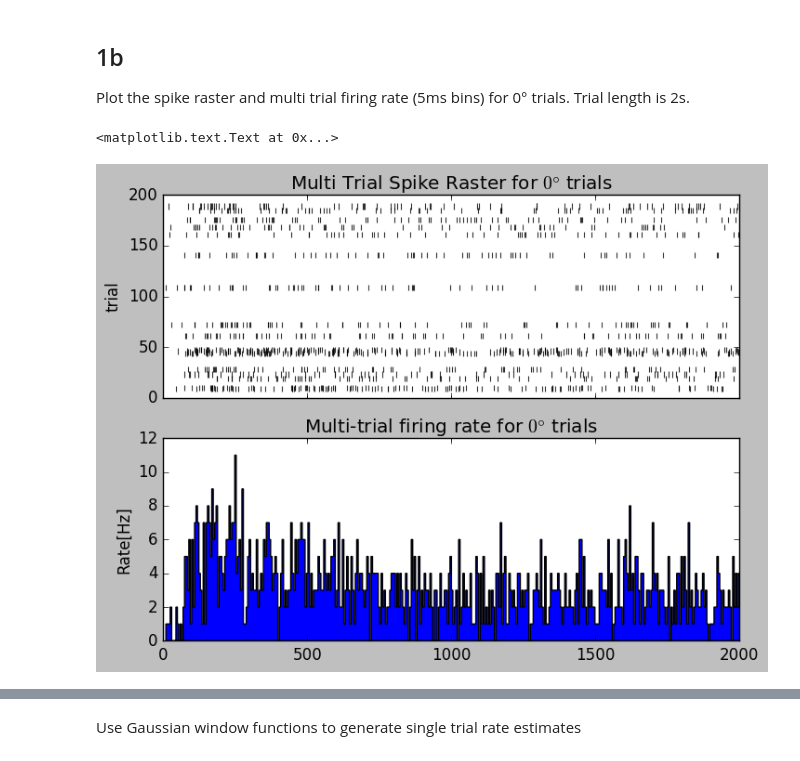
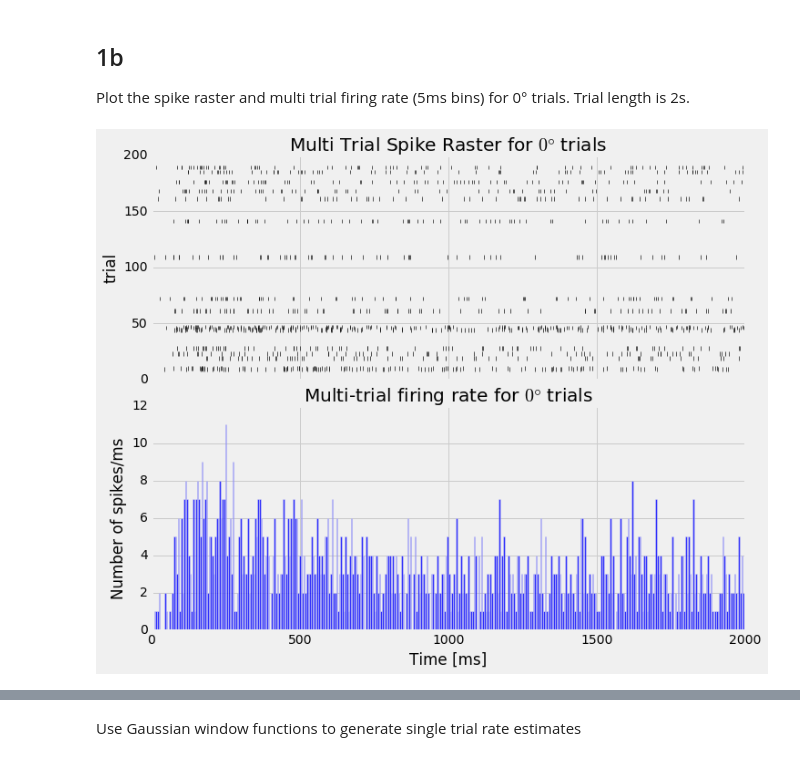
Before and after one commit to prajnak/syde552_neuron_responses, a Jupyter notebook: 20402024_Neuron_Responses_assignment.ipynb, the cells around one changed output, grey strips where cells are left out. Drawn from its saved outputs; the diff is of its cells as text; code cells hidden in the pictures.

```diff
--- a/20402024_Neuron_Responses_assignment.ipynb
+++ b/20402024_Neuron_Responses_assignment.ipynb
@@ -8,16 +8,13 @@ import numpy as np
 from matplotlib.pylab import rcParams
 import math
 from scipy import signal
-from scipy.fftpack import fft, fftshift
 import scipy.stats
-from scipy.ndimage import filters
 
 from scipy.stats import norm
 from scipy.stats import describe
 from sklearn.neighbors import KernelDensity
 
-rcParams['figure.figsize'] = 10, 10
+rcParams['figure.figsize'] = 10, 8
 rcParams['figure.dpi'] = 300;
 rcParams['lines.linewidth'] = 2.2;
-plt.style.use('default')
-# get_ipython().magic('pdb')
+plt.style.use('fivethirtyeight');
@@ -72,11 +53,12 @@ def plot_spike_raster(trial, spikeTimes, ax):
                color='black', s=sizes);
 
 def plot_psth(spikeTimes, num_bins, ax2, **kwargs):
-    counts = ax2.hist(spikeTimes, bins = num_bins, **kwargs);
+#     counts = ax2.hist(spikeTimes, bins = num_bins, **kwargs);
     hist1, bin1 = np.histogram(spikeTimes, bins=num_bins)
     bincens = 0.5*(bin1[1:] + bin1[:-1])
-    ax2.plot(bincens, hist1, alpha=0.8);
-    return counts;
+    width = (bin1[1] - bin1[0]);
+    ax2.bar(bincens, hist1, align='center', width=width, alpha=0.8);
+    return (hist1, bincens);
 
 def set_axis_range(series, func):
     minmax = scipy.stats.describe(series).minmax;
@@ -110,35 +92,36 @@ Trial length is 2s.
 # %%
 zrdf = df[df.direction==0]; zrdf.shape
 f, ax = plt.subplots(2,1, sharex=True)
-# f.tight_layout();
+f.tight_layout();
 ax[0].set_xlim([0,2000])
 ax[0].set_ylim([0,200])
 ax[0].set_title('Multi Trial Spike Raster for $0\degree$ trials')
 
 dt = 5; #5ms sampling
-num_bins = 2000/dt; #5 ms bins
+trial_length = 2000; #ms
+num_bins = trial_length/dt; #5 ms bins
 num_samples = 200;
-t_plot = np.arange(0, 2005, dt)
+
+t_plot = np.arange(0, 2005, dt);
+
 zrdf.plot.scatter(ax=ax[0], x='timestamp', y='trial', marker='|', alpha=0.8,
                    s=np.ones(len(zrdf))*20, linewidth=.8, color='k');
 
 
+# dont have to do any of the following stuff since the scaled counts is
+# equal to actual counts in this case (5ms sampling period)
 # counts, binedges = np.histogram(zrdf['timestamp'], bins=int(num_bins));
-
-# counts = counts/(num_samples*(dt/1000));
+# counts = 1000/(num_samples*trial_length)*counts; #convert to Hz
 # print(counts)
 # center = (binedges[:-1] + binedges[1:]) / 2;
 # width = (binedges[1]-binedges[0]);
+# ax[1].bar(center, counts, align='center', width=width);
 
-# ax[1].bar(center, counts, align='center', width=width, color='g');
-# # ax[1].plot(center, counts, linewidth=0.9)
+plot_psth(zrdf['timestamp'].values, num_bins, ax[1], )
 
-aa = ax[1].hist(zrdf.timestamp, bins=num_bins, histtype='stepfilled');
-ax[1].set_ylabel('Rate[Hz]');
+ax[1].set_ylabel('Number of spikes/ms');
 ax[1].set_title('Multi-trial firing rate for $0\degree$ trials')
-# print(str(describe(aa[0])) + '\n' + str(describe(counts)));
-# aa[2].set_ydata
-ax[1].set_xlabel('')
+ax[1].set_xlabel('Time [ms]');
+plt.show()
 # %% [output]
-<matplotlib.text.Text at 0x...>
-[figure, old version]
+[figure, new version]
```
Also changed, not shown: parts of 14 cells of this notebook.
